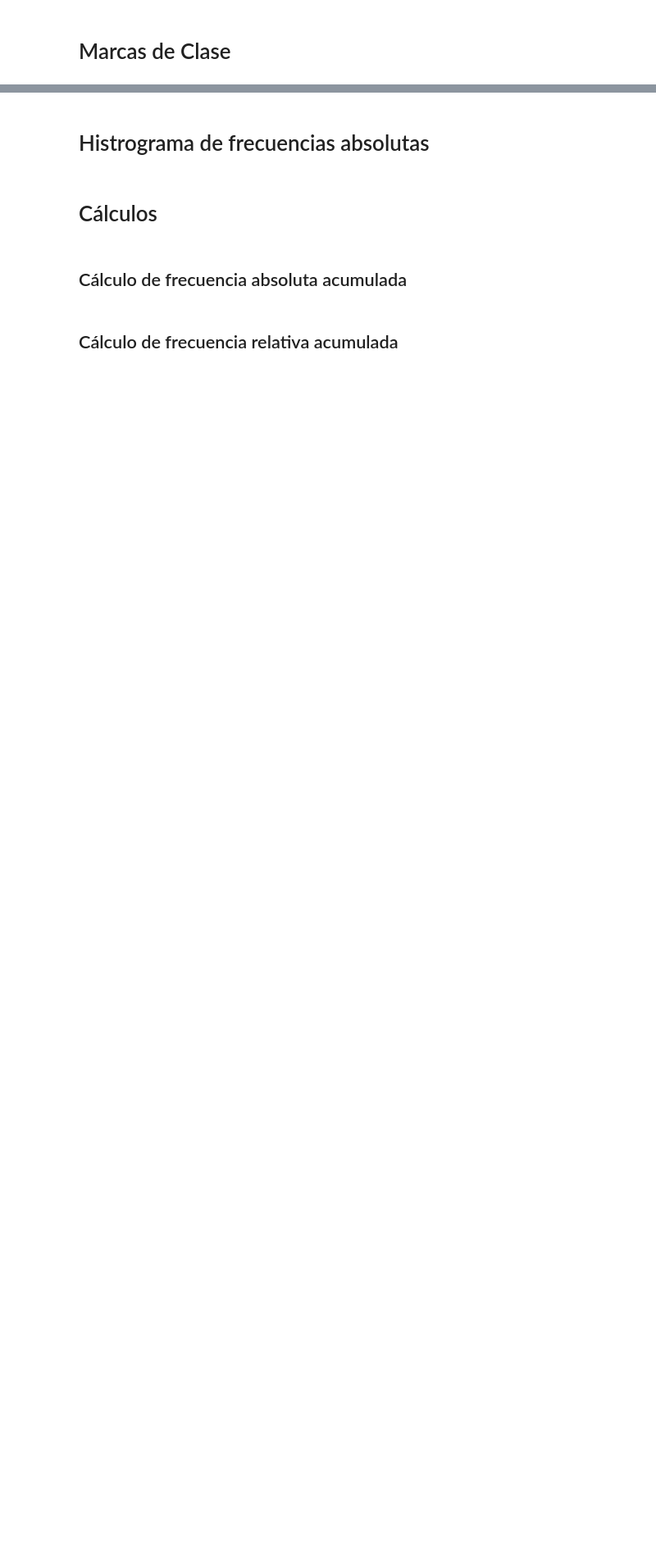
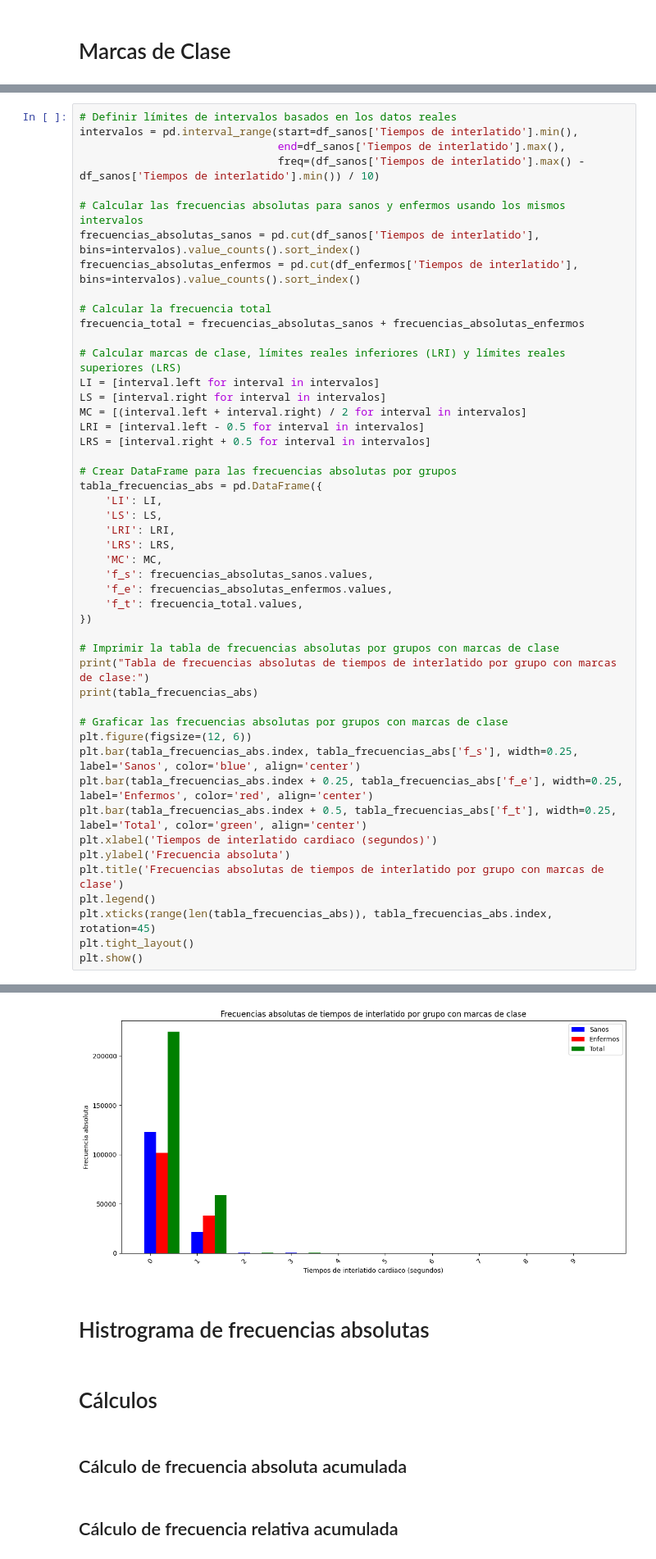
Before and after one commit to ThonnyRG/pacientes_enfermos_y_sanos_analisis, a Jupyter notebook: DATOS_BIOESTADÍSTICOS.ipynb, the cells around one changed output, grey strips where cells are left out. Shown: that part at 82% size. Saved outputs shown, nothing was run; the diff lists cells and outputs as text; blank space fills up the shorter version.

```diff
--- a/DATOS_BIOESTADÍSTICOS.ipynb
+++ b/DATOS_BIOESTADÍSTICOS.ipynb
@@ -587,0 +599,49 @@ Tabla de frecuencias relativas de tiempos de interlatido por grupo:
+# %%
+# Definir límites de intervalos basados en los datos reales
+intervalos = pd.interval_range(start=df_sanos['Tiempos de interlatido'].min(),
+                               end=df_sanos['Tiempos de interlatido'].max(),
+                               freq=(df_sanos['Tiempos de interlatido'].max() - df_sanos['Tiempos de interlatido'].min()) / 10)
+
+# Calcular las frecuencias absolutas para sanos y enfermos usando los mismos intervalos
+frecuencias_absolutas_sanos = pd.cut(df_sanos['Tiempos de interlatido'], bins=intervalos).value_counts().sort_index()
+frecuencias_absolutas_enfermos = pd.cut(df_enfermos['Tiempos de interlatido'], bins=intervalos).value_counts().sort_index()
+
+# Calcular la frecuencia total
+frecuencia_total = frecuencias_absolutas_sanos + frecuencias_absolutas_enfermos
+
+# Calcular marcas de clase, límites reales inferiores (LRI) y límites reales superiores (LRS)
+LI = [interval.left for interval in intervalos]
+LS = [interval.right for interval in intervalos]
+MC = [(interval.left + interval.right) / 2 for interval in intervalos]
+LRI = [interval.left - 0.5 for interval in intervalos]
+LRS = [interval.right + 0.5 for interval in intervalos]
+
+# Crear DataFrame para las frecuencias absolutas por grupos
+tabla_frecuencias_abs = pd.DataFrame({
+    'LI': LI,
+    'LS': LS,
+    'LRI': LRI,
+    'LRS': LRS,
+    'MC': MC,
+    'f_s': frecuencias_absolutas_sanos.values,
+    'f_e': frecuencias_absolutas_enfermos.values,
+    'f_t': frecuencia_total.values,
+})
+
+# Imprimir la tabla de frecuencias absolutas por grupos con marcas de clase
+print("Tabla de frecuencias absolutas de tiempos de interlatido por grupo con marcas de clase:")
+print(tabla_frecuencias_abs)
+
+# Graficar las frecuencias absolutas por grupos con marcas de clase
+plt.figure(figsize=(12, 6))
+plt.bar(tabla_frecuencias_abs.index, tabla_frecuencias_abs['f_s'], width=0.25, label='Sanos', color='blue', align='center')
+plt.bar(tabla_frecuencias_abs.index + 0.25, tabla_frecuencias_abs['f_e'], width=0.25, label='Enfermos', color='red', align='center')
+plt.bar(tabla_frecuencias_abs.index + 0.5, tabla_frecuencias_abs['f_t'], width=0.25, label='Total', color='green', align='center')
+plt.xlabel('Tiempos de interlatido cardiaco (segundos)')
+plt.ylabel('Frecuencia absoluta')
+plt.title('Frecuencias absolutas de tiempos de interlatido por grupo con marcas de clase')
+plt.legend()
+plt.xticks(range(len(tabla_frecuencias_abs)), tabla_frecuencias_abs.index, rotation=45)
+plt.tight_layout()
+plt.show()
+# %% [output]
@@ -588,3 +660,4 @@ Tabla de frecuencias relativas de tiempos de interlatido por grupo:
+[figure, added]
 # %% [markdown]
 # Histrograma de frecuencias absolutas
 # %% [markdown]
```
Also changed, not shown: parts of 3 cells of this notebook.
